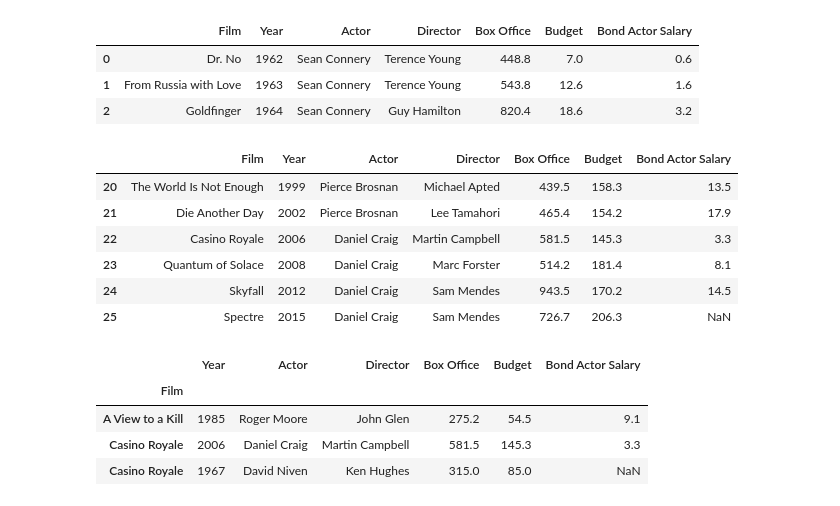
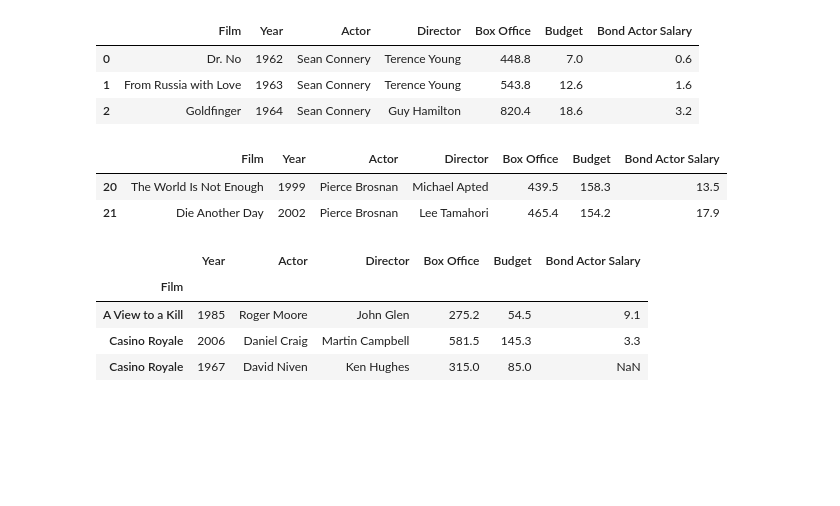
Before and after one commit to rbizoi/IntelligenceEnDonneesDeSante, a Jupyter notebook: Pandas/DataFrames 3.ipynb, the cells around one changed output. Cells and saved outputs as stored; diff of their text form; code cells hidden in the pictures; blank space fills up the shorter version.

```diff
--- a/Pandas/DataFrames 3.ipynb
+++ b/Pandas/DataFrames 3.ipynb
@@ -144,19 +150,15 @@ bond.head(3)
 # %%
 bond.loc[15]
 bond.iloc[15]
 
 bond.iloc[[15, 20]]
 bond.iloc[:4]
 bond.iloc[4:8]
-bond.iloc[20:]
+bond.iloc[20:22]
 # %% [output]
 |  | Film | Year | Actor | Director | Box Office | Budget | Bond Actor Salary |
 | 20 | The World Is Not Enough | 1999 | Pierce Brosnan | Michael Apted | 439.5 | 158.3 | 13.5 |
 | 21 | Die Another Day | 2002 | Pierce Brosnan | Lee Tamahori | 465.4 | 154.2 | 17.9 |
-| 22 | Casino Royale | 2006 | Daniel Craig | Martin Campbell | 581.5 | 145.3 | 3.3 |
-| 23 | Quantum of Solace | 2008 | Daniel Craig | Marc Forster | 514.2 | 181.4 | 8.1 |
-| 24 | Skyfall | 2012 | Daniel Craig | Sam Mendes | 943.5 | 170.2 | 14.5 |
-| 25 | Spectre | 2015 | Daniel Craig | Sam Mendes | 726.7 | 206.3 | NaN |
 # %%
 bond = pd.read_csv("jamesbond.csv", index_col = "Film")
 bond.sort_index(inplace = True)
```
Also changed, not shown: parts of 5 cells of this notebook, 8 other files.
